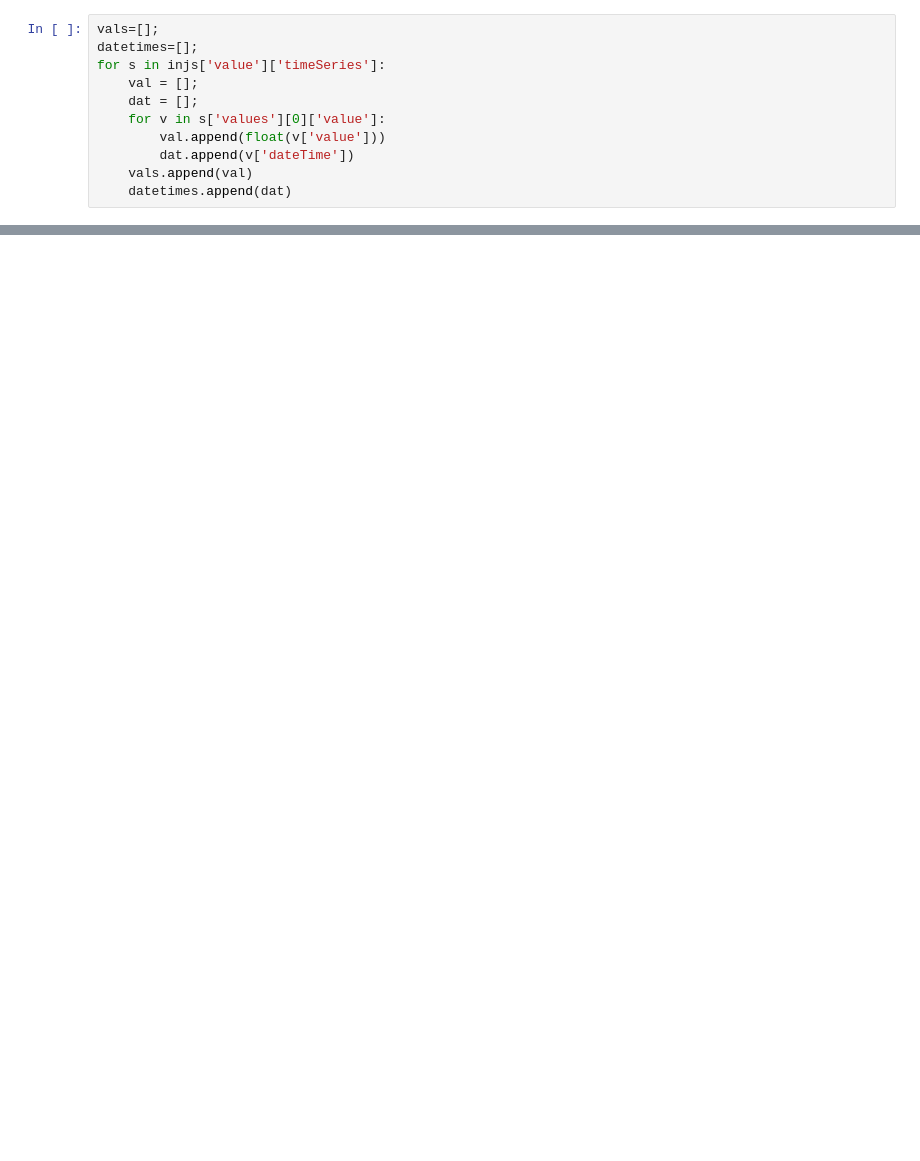
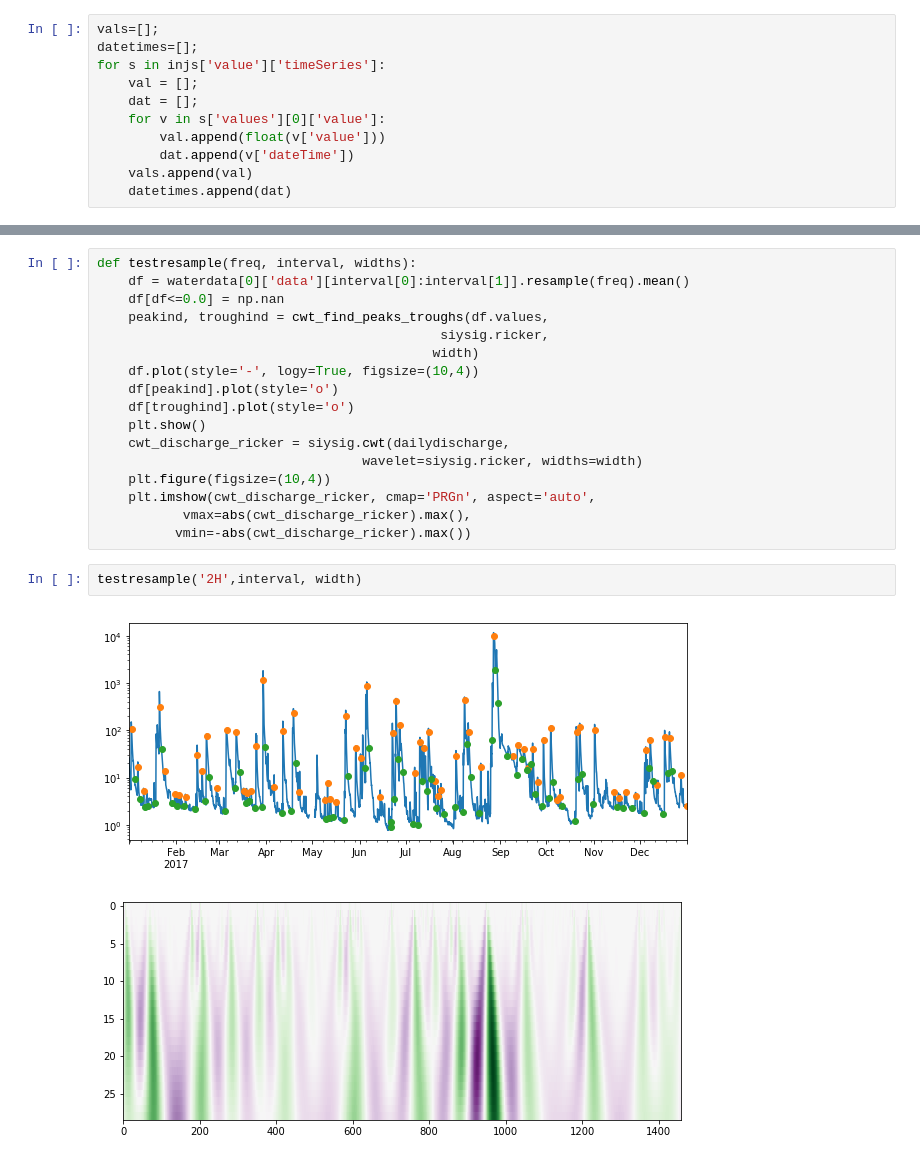
Before and after one commit to badGarnet/floodmap, a Jupyter notebook: Untitled.ipynb, the cells around one changed output, grey strips where cells are left out. Saved outputs shown, nothing was run; the diff lists cells and outputs as text; blank space fills up the shorter version.

```diff
--- a/Untitled.ipynb
+++ b/Untitled.ipynb
@@ -64,0 +256,22 @@ plt.plot
+# %%
+def testresample(freq, interval, widths):
+    df = waterdata[0]['data'][interval[0]:interval[1]].resample(freq).mean()
+    df[df<=0.0] = np.nan
+    peakind, troughind = cwt_find_peaks_troughs(df.values,
+                                            siysig.ricker,
+                                           width)
+    df.plot(style='-', logy=True, figsize=(10,4))
+    df[peakind].plot(style='o')
+    df[troughind].plot(style='o')
+    plt.show()
+    cwt_discharge_ricker = siysig.cwt(dailydischarge,
+                                  wavelet=siysig.ricker, widths=width)
+    plt.figure(figsize=(10,4))
+    plt.imshow(cwt_discharge_ricker, cmap='PRGn', aspect='auto',
+           vmax=abs(cwt_discharge_ricker).max(),
+          vmin=-abs(cwt_discharge_ricker).max())
+# %%
+testresample('2H',interval, width)
+# %% [output]
+[figure, added]
+[figure, added]
```
Also changed, not shown: parts of 73 cells of this notebook, 4 other files.
